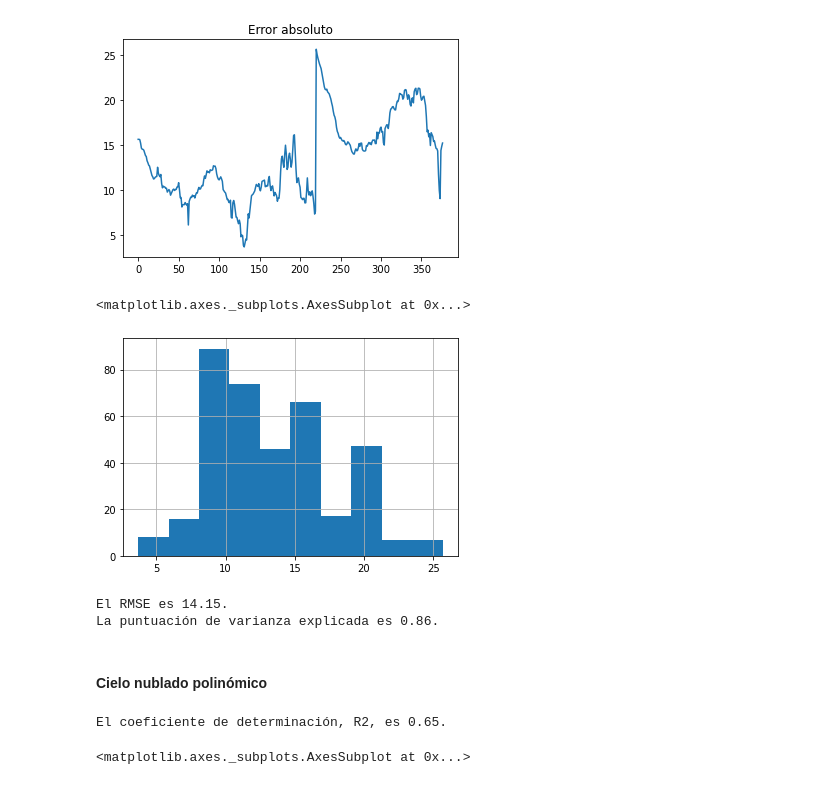
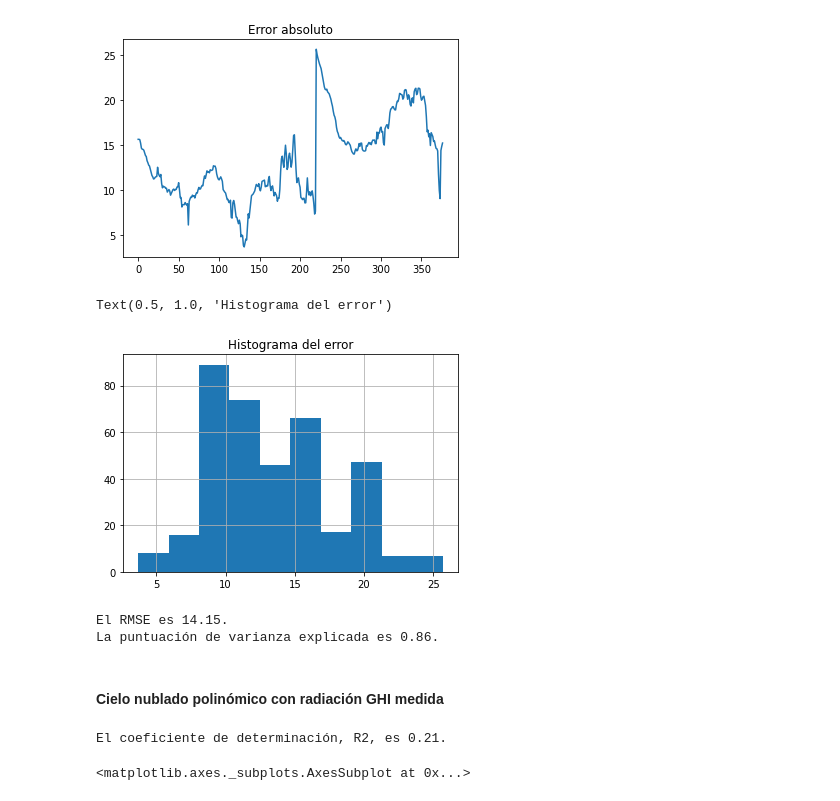
Before and after one commit to isi-ies-group/TFG-Camara-cielo, a Jupyter notebook: informe_5.ipynb, the cells around one changed output. Cells and saved outputs as stored; diff of their text form; code cells hidden in the pictures.

```diff
--- a/informe_5.ipynb
+++ b/informe_5.ipynb
@@ -327,11 +328,12 @@ errores.plot(title='Error absoluto', legend=False)
 # %% [output]
 <matplotlib.axes._subplots.AxesSubplot at 0x...>
 [figure]
-# %%
-errores.hist()
-# %% [output]
-<matplotlib.axes._subplots.AxesSubplot at 0x...>
-[figure, removed]
+# %%
+errores.hist()
+plt.title('Histograma del error')
+# %% [output]
+Text(0.5, 1.0, 'Histograma del error')
+[figure, added]
 # %%
 RMSE = mean_squared_error(pd_predicted['Radiacion difusa'], pd_predicted['Rad. Estimada'], squared=False)
 expl_var = explained_variance_score(pd_predicted['Radiacion difusa'], pd_predicted['Rad. Estimada'])
@@ -342,4 +344,4 @@ print('La puntuación de varianza explicada es {:.2f}.'.format(expl_var))
 El RMSE es 14.15.
 La puntuación de varianza explicada es 0.86.
 # %% [markdown]
-   #### Cielo nublado polinómico
+   #### Cielo nublado polinómico con radiación GHI medida
@@ -346,5 +356,5 @@ La puntuación de varianza explicada es 0.86.
 # %%
-grados = 3
+grados = 1
 model = Pipeline([('poly', PolynomialFeatures(degree=grados)),
                   ('linear', LinearRegression())])
 model = model.fit(x_rad_nublado, y_rad_nublado)
@@ -352,7 +362,7 @@ model = model.fit(x_rad_nublado, y_rad_nublado)
 score = model.score(x_rad_nublado, y_rad_nublado)
 print('El coeficiente de determinación, R2, es {:.2f}.'.format(score))
 # %% [output]
-El coeficiente de determinación, R2, es 0.65.
+El coeficiente de determinación, R2, es 0.21.
 # %%
 # Se realiza la predicción con los parámetros de test
 predicted_rad = []
```
Also changed, not shown: parts of 22 cells of this notebook, 8 other files.
